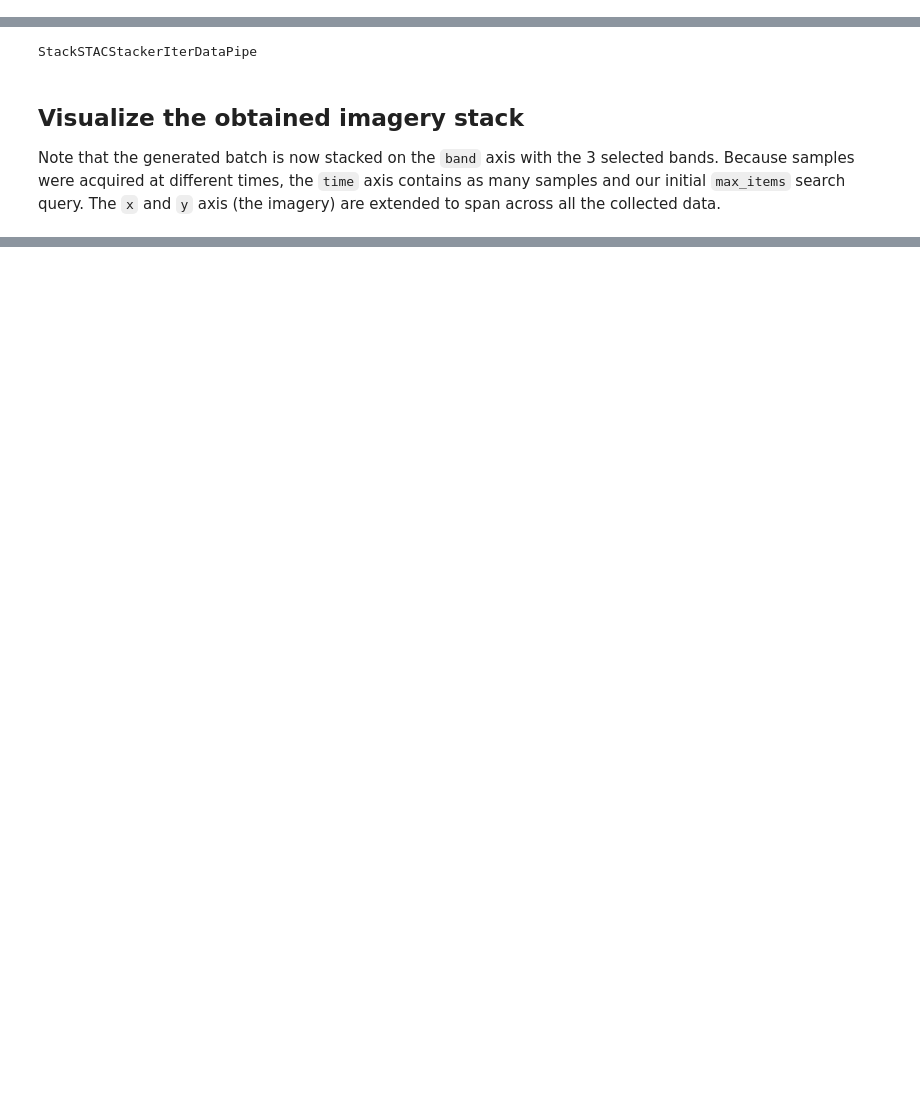
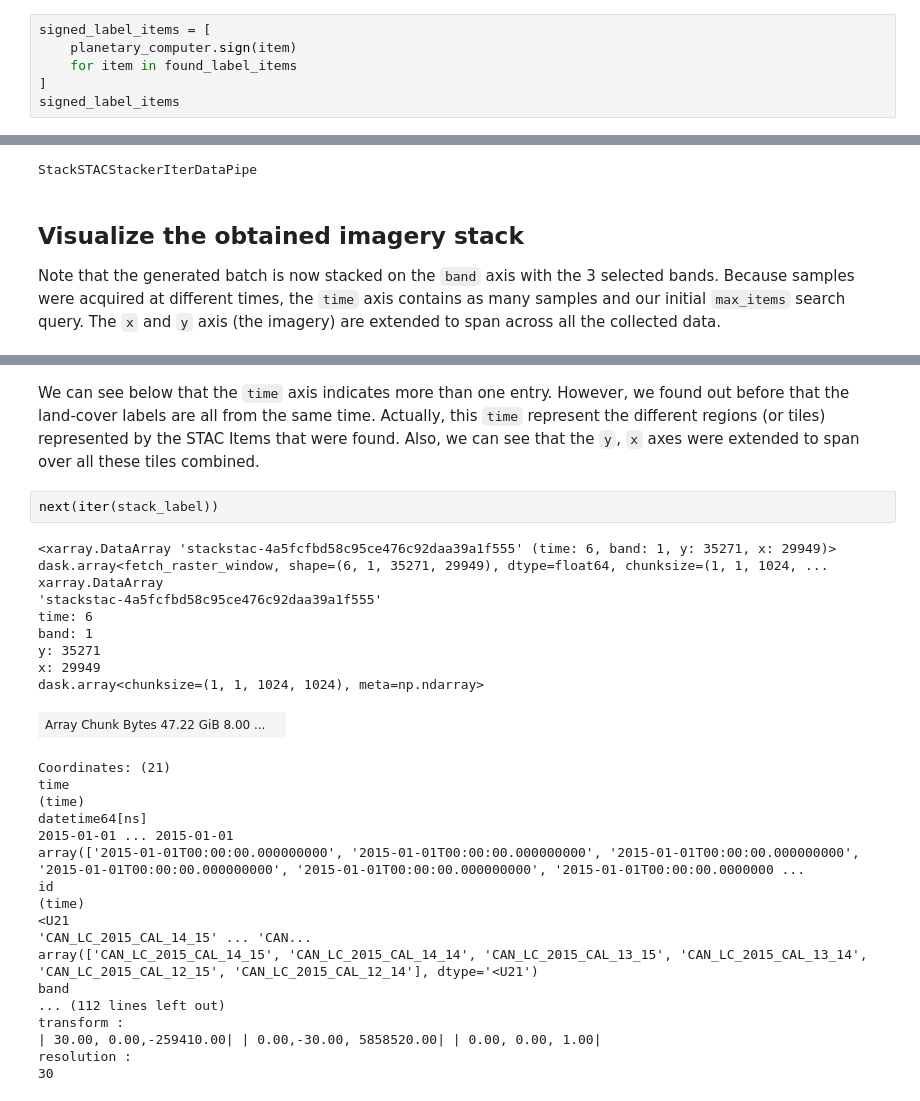
Before and after one commit to ai-extensions/stac-data-loader, a Jupyter notebook: notebooks/stac_dataloader.ipynb, the cells around one changed output, grey strips where cells are left out. Drawn from its saved outputs; the diff is of its cells as text; blank space fills up the shorter version.

```diff
--- a/notebooks/stac_dataloader.ipynb
+++ b/notebooks/stac_dataloader.ipynb
@@ -263,0 +277,6 @@ Let's retrieve some other data sources and see what we can work with.
+# %%
+signed_label_items = [
+    planetary_computer.sign(item)
+    for item in found_label_items
+]
+signed_label_items
@@ -413,0 +463,34 @@ attempts to learn predicting the target labels.
+# %% [markdown]
+We can see below that the `time` axis indicates more than one entry.
+However, we found out before that the land-cover labels are all from the same time.
+Actually, this `time` represent the different regions (or tiles) represented by the STAC Items that were found.
+Also, we can see that the `y`, `x` axes were extended to span over all these tiles combined.
+# %%
+next(iter(stack_label))
+# %% [output]
+<xarray.DataArray 'stackstac-4a5fcfbd58c95ce476c92daa39a1f555' (time: 6, band: 1, y: 35271, x: 29949)> dask.array<fetch_raster_window, shape=(6, 1, 35271, 29949), dtype=float64, chunksize=(1, 1, 1024, ...
+xarray.DataArray
+'stackstac-4a5fcfbd58c95ce476c92daa39a1f555'
+time: 6
+band: 1
+y: 35271
+x: 29949
+dask.array<chunksize=(1, 1, 1024, 1024), meta=np.ndarray>
+| Array Chunk Bytes 47.22 GiB 8.00 ... |  |
+Coordinates: (21)
+time
+(time)
+datetime64[ns]
+2015-01-01 ... 2015-01-01
+array(['2015-01-01T00:00:00.000000000', '2015-01-01T00:00:00.000000000', '2015-01-01T00:00:00.000000000', '2015-01-01T00:00:00.000000000', '2015-01-01T00:00:00.000000000', '2015-01-01T00:00:00.0000000 ...
+id
+(time)
+<U21
+'CAN_LC_2015_CAL_14_15' ... 'CAN...
+array(['CAN_LC_2015_CAL_14_15', 'CAN_LC_2015_CAL_14_14', 'CAN_LC_2015_CAL_13_15', 'CAN_LC_2015_CAL_13_14', 'CAN_LC_2015_CAL_12_15', 'CAN_LC_2015_CAL_12_14'], dtype='<U21')
+band
+... (112 lines left out)
+transform :
+| 30.00, 0.00,-259410.00| | 0.00,-30.00, 5858520.00| | 0.00, 0.00, 1.00|
+resolution :
+30
```
Also changed, not shown: parts of 38 cells of this notebook, 2 other files.
